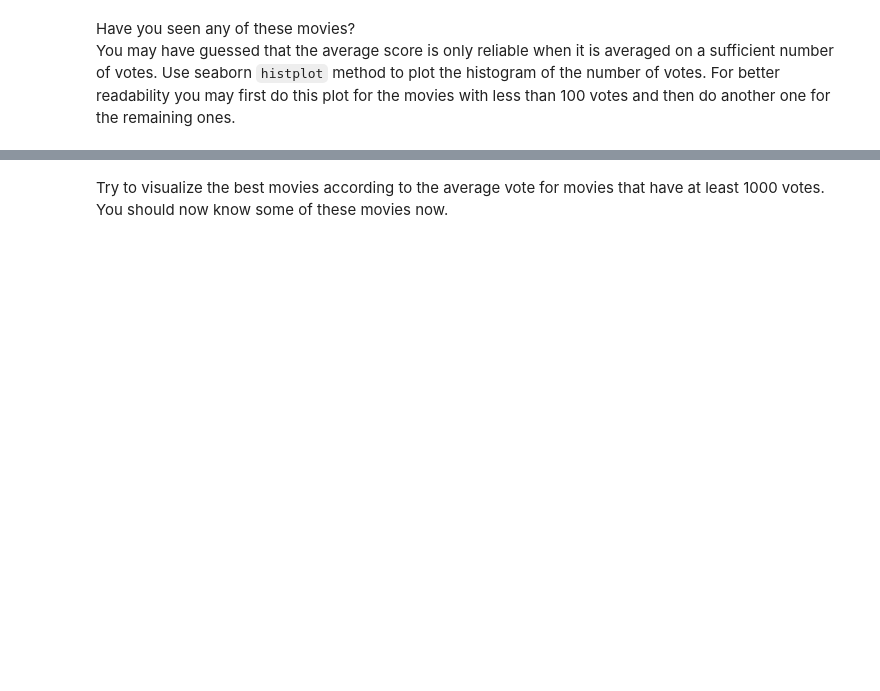
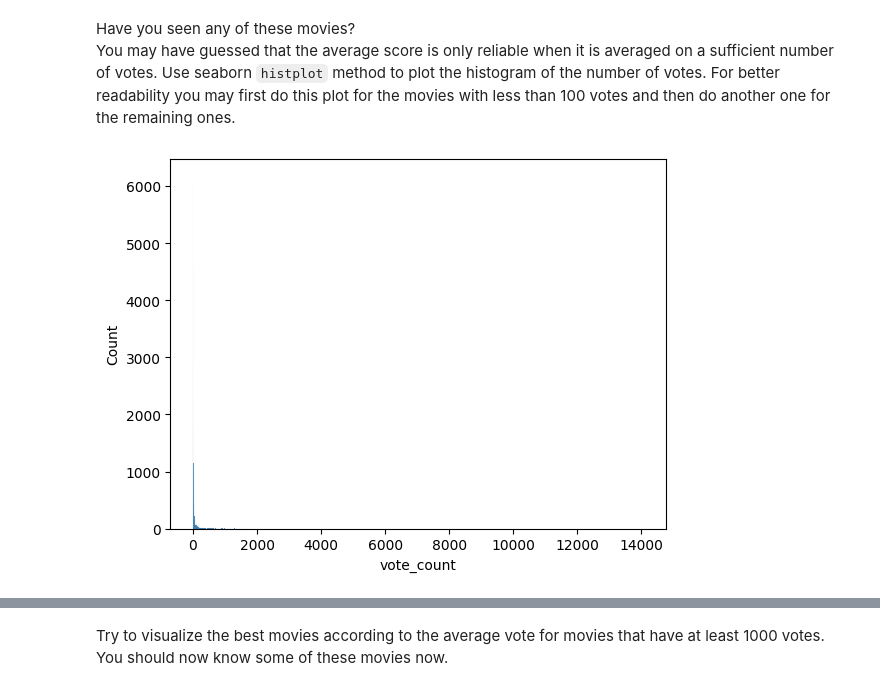
Before and after one commit to MaxMosh/AIF, a Jupyter notebook: rec_sys/recommender_systems/INSA_Reco.ipynb, the cells around one changed output, grey strips where cells are left out. Cells and saved outputs as stored; diff of their text form; code cells hidden in the pictures; blank space fills up the shorter version.

```diff
--- a/rec_sys/recommender_systems/INSA_Reco.ipynb
+++ b/rec_sys/recommender_systems/INSA_Reco.ipynb
@@ -109,0 +116,5 @@ For better readability you may first do this plot for the movies with less than
+# %%
+sns.histplot(data=metadata, x='vote_count')
+plt.show()
+# %% [output]
+[figure, added]
```
Also changed, not shown: parts of 9 cells of this notebook.
